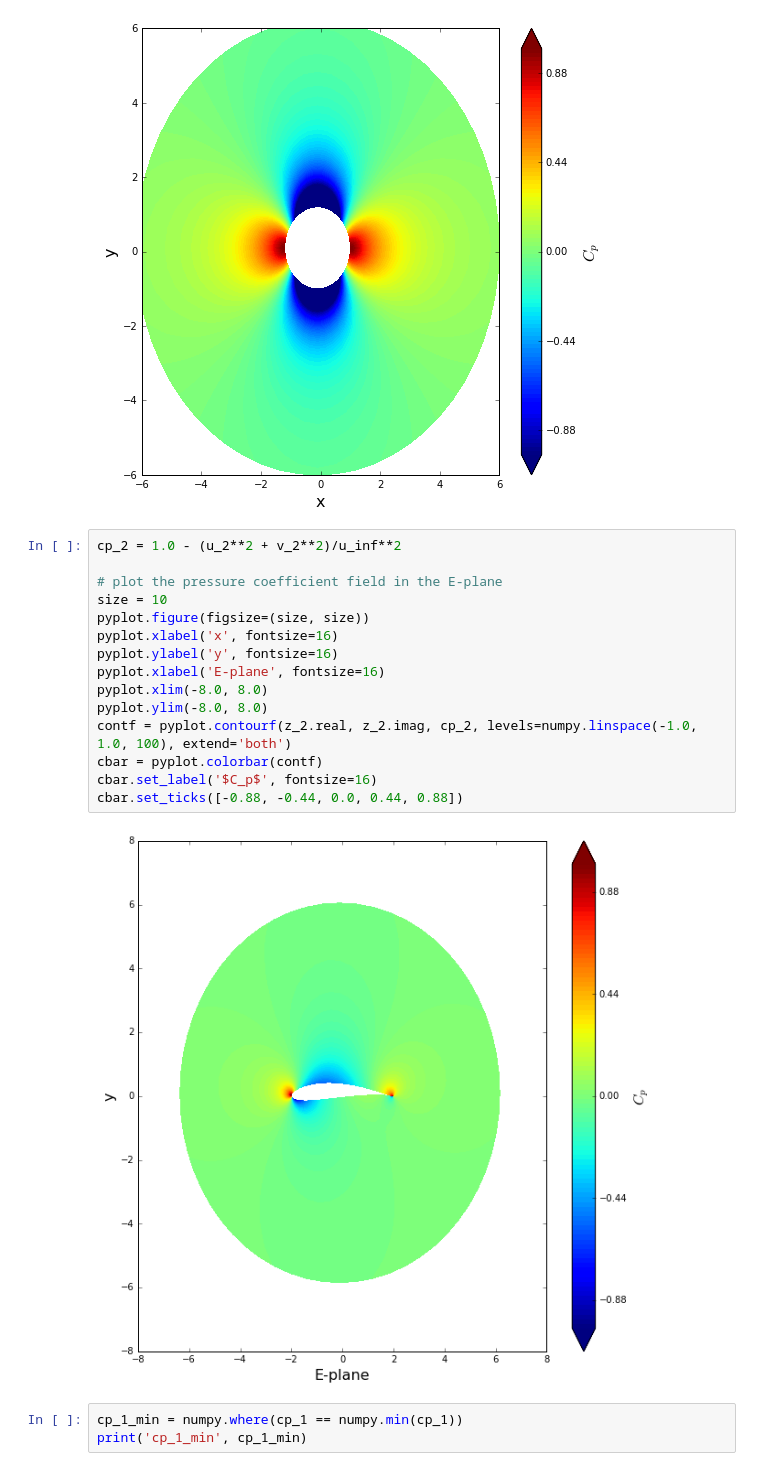
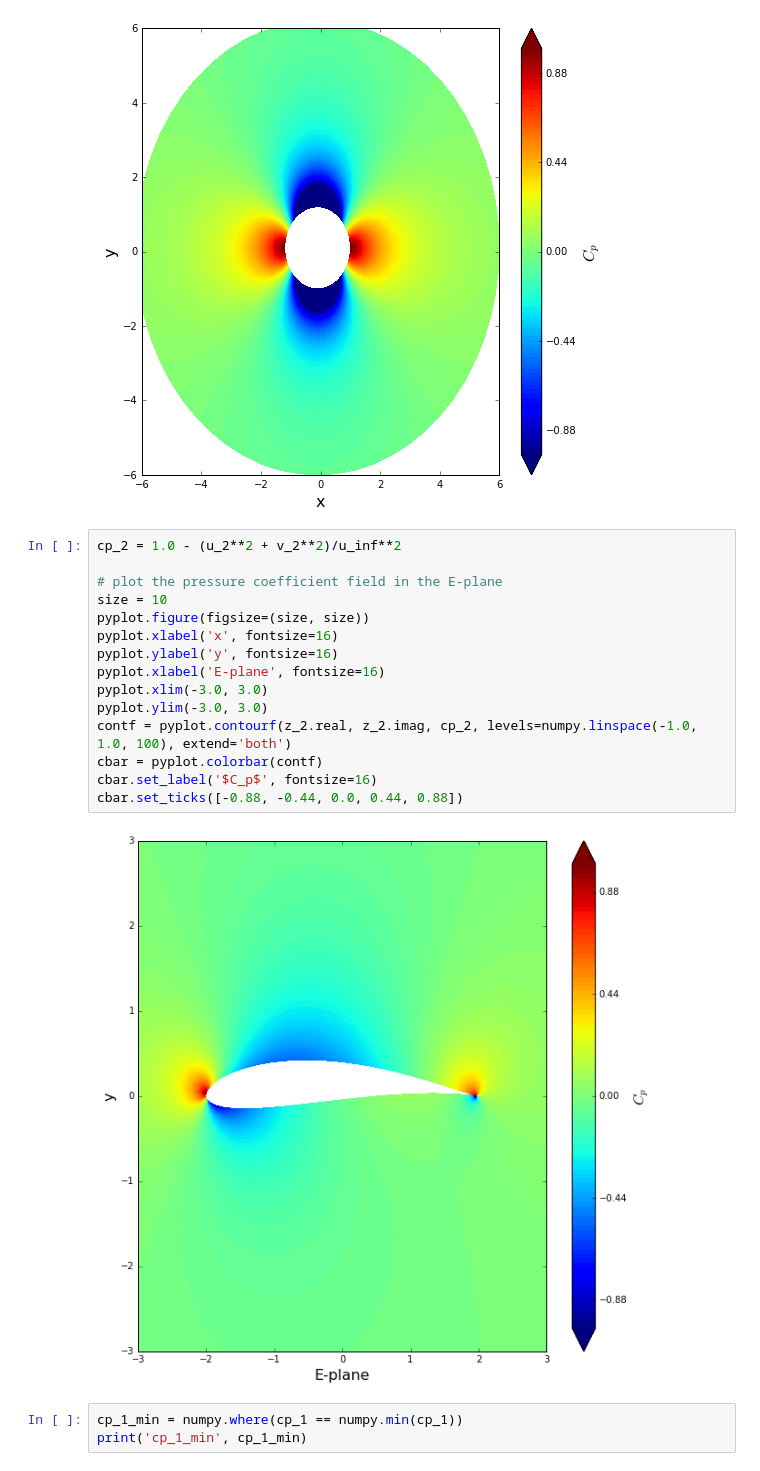
Before and after one commit to liu19941121/mae6226-work, a Jupyter notebook: midterm/midterm.ipynb, the cells around one changed output. Cells and saved outputs as stored; diff of their text form.

```diff
--- a/midterm/midterm.ipynb
+++ b/midterm/midterm.ipynb
@@ -410,20 +410,20 @@ cbar.set_ticks([-0.88, -0.44, 0.0, 0.44, 0.88])
 # %%
 cp_2 = 1.0 - (u_2**2 + v_2**2)/u_inf**2
 
 # plot the pressure coefficient field in the E-plane
 size = 10
 pyplot.figure(figsize=(size, size))
 pyplot.xlabel('x', fontsize=16)
 pyplot.ylabel('y', fontsize=16)
 pyplot.xlabel('E-plane', fontsize=16)
-pyplot.xlim(-8.0, 8.0)
-pyplot.ylim(-8.0, 8.0)
+pyplot.xlim(-3.0, 3.0)
+pyplot.ylim(-3.0, 3.0)
 contf = pyplot.contourf(z_2.real, z_2.imag, cp_2, levels=numpy.linspace(-1.0, 1.0, 100), extend='both')
 cbar = pyplot.colorbar(contf)
 cbar.set_label('$C_p$', fontsize=16)
 cbar.set_ticks([-0.88, -0.44, 0.0, 0.44, 0.88])
 # %% [output]
-[figure, old version]
+[figure, new version]
 # %%
 cp_1_min = numpy.where(cp_1 == numpy.min(cp_1))
 print('cp_1_min', cp_1_min)
```
Also changed, not shown: parts of 6 cells of this notebook.
